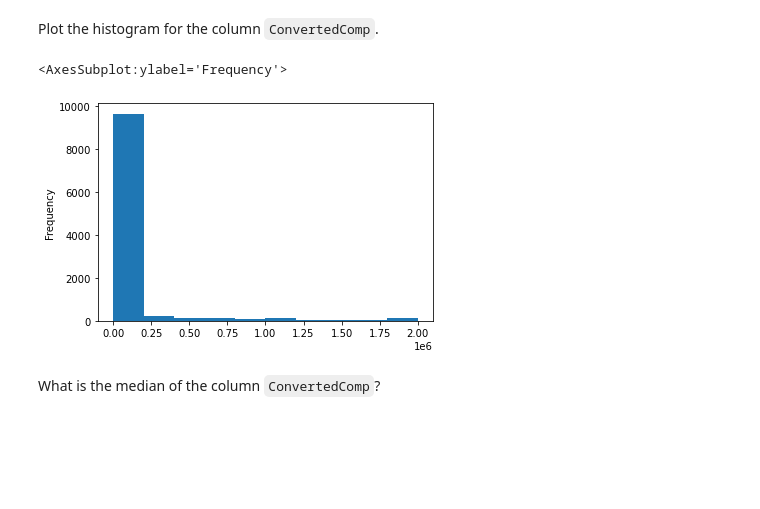
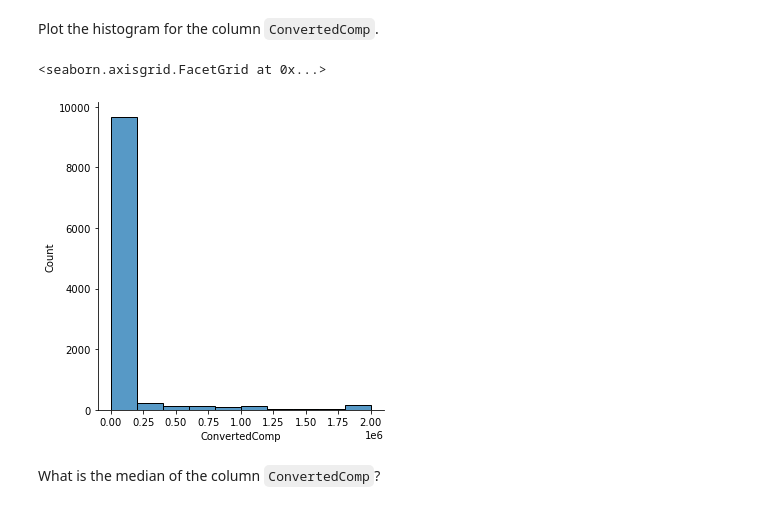
Before and after one commit to Andrew-Carlson/job_trends_analysis, a Jupyter notebook: exploratory_data_analysis.ipynb, the cells around one changed output. Drawn from its saved outputs; the diff is of its cells as text; code cells hidden in the pictures; blank space fills up the shorter version.

```diff
--- a/exploratory_data_analysis.ipynb
+++ b/exploratory_data_analysis.ipynb
@@ -54,11 +55,11 @@ df['ConvertedComp'].plot.density()
 [figure]
 # %% [markdown]
 Plot the histogram for the column `ConvertedComp`.
-# %%
-df['ConvertedComp'].plot.hist(bins=10)
-# %% [output]
-<AxesSubplot:ylabel='Frequency'>
-[figure, removed]
+# %%
+sns.displot(df['ConvertedComp'], bins=10, kde=False)
+# %% [output]
+<seaborn.axisgrid.FacetGrid at 0x...>
+[figure, added]
 # %% [markdown]
 What is the median of the column `ConvertedComp`?
 # %%
```
Also changed, not shown: parts of 20 cells of this notebook.
